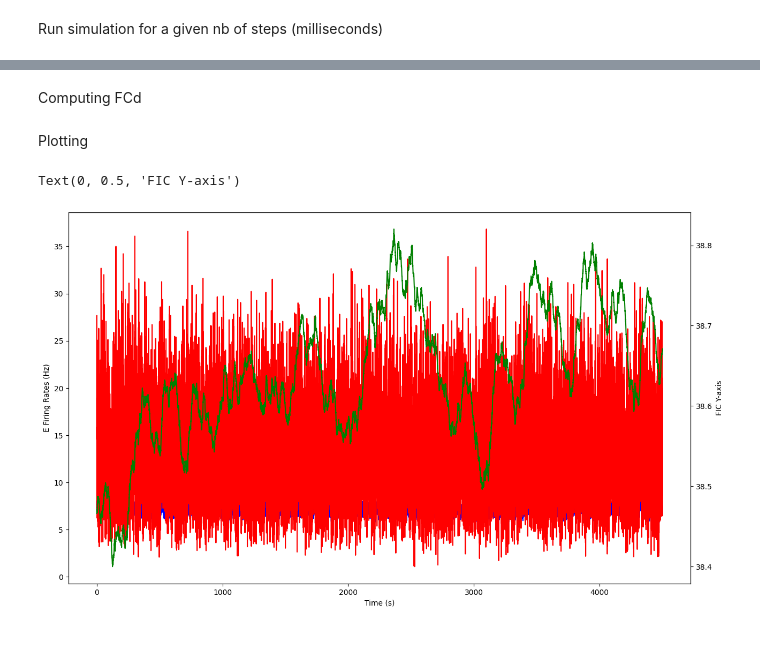
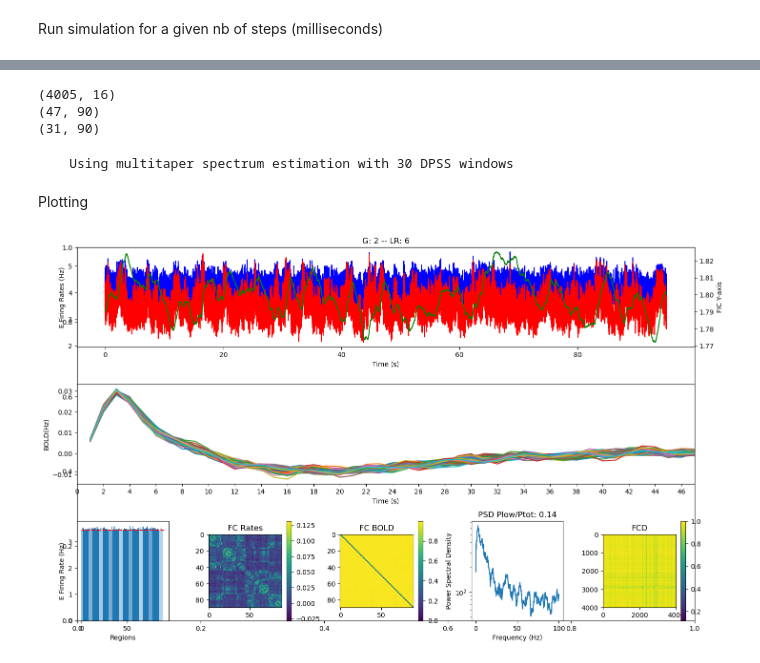
Before and after one commit to Picardian14/dyn_fic_dmf, a Jupyter notebook: python/example.ipynb, the cells around one changed output, grey strips where cells are left out. Drawn from its saved outputs; the diff is of its cells as text; code cells hidden in the pictures.

Commit message:
With heatmaps plots

```diff
--- a/python/example.ipynb
+++ b/python/example.ipynb
@@ -56,2 +138,0 @@ rates_inh_fc = np.corrcoef(rates_inh.T)
-# %% [markdown]
-Computing FCd
@@ -69,27 +139,80 @@ nints = len(isubfcd[0])
 # %%
-filt_bold = bold.T  # Assuming bold is a numpy array
-time_fc = compute_fcd(filt_bold, wsize, overlap, isubfcd)
+b,a = butter(2,np.array([0.01, 0.1])*2*params['TR'], btype='band')
+filt_bold = lfilter(b,a,bold)
+time_fc = compute_fcd(filt_bold.T, wsize, overlap, isubfcd)
 # Replace 'compute_fcd' with the appropriate function or code that computes time_fc
+# %% [output]
+(4005, 16)
+(47, 90)
+(31, 90)
 # %%
-bold_fc = np.corrcoef(filt_bold.T)
+bold_fc = np.corrcoef(filt_bold)
 fcd = np.corrcoef(time_fc)
 mean_fic_dist = np.zeros(N)
 for n in range(N):
     data = fic_t[:, n]
     mean_fic_dist[n] = np.mean(data)
+# %%
+
+# Assuming 'rates' is your firing rates variable
+sampling_freq = 10000  # Replace with your actual sampling frequency (e.g., 1000 Hz)
+# Calculate the power spectral density using multitaper method
+power_spectrum,frequencies = psd_array_multitaper(rates, sfreq=sampling_freq, fmin=0, fmax=100,bandwidth=32*(sampling_freq/rates.shape[1]))
+# %% [output]
+    Using multitaper spectrum estimation with 30 DPSS windows
 # %% [markdown]
 Plotting
 # %%
 fig = plt.figure(figsize=(15, 9))
+plt.title(f"G: {params['G']} -- LR: {params['lrj']}")
 sel_t = np.arange(1, rates.shape[1] + 1)
 sel_t_bold = np.arange(1, bold.shape[1] + 1)
-plt.plot(sel_t * 0.1, np.mean(rates_inh, axis=0), 'b')
-plt.plot(sel_t * 0.1, np.mean(rates, axis=0), 'r')
+plt.subplot(3, 1, 1)
+plt.plot(sel_t * 0.001, np.mean(rates_inh, axis=0), 'b')
+plt.plot(sel_t * 0.001, np.mean(rates, axis=0), 'r')
 plt.xlabel('Time (s)')
 plt.ylabel('E Firing Rates (Hz)')
 plt.twinx()
-plt.plot(sel_t * 0.1, np.mean(fic_t, axis=0), color=[0, 0.5, 0])
+plt.plot(sel_t * 0.001, np.mean(fic_t, axis=0), color=[0, 0.5, 0])
 plt.ylabel('FIC Y-axis')
+
+
+plt.subplot(3, 1,2)
+plt.plot(sel_t_bold, filt_bold.T)
+plt.xticks((sel_t_bold - 1) * params['TR'])
+plt.xlim([0, sel_t_bold[-1]])
+plt.xlabel('Time (s)')
+plt.ylabel('BOLD(Hz)')
+
+plt.subplot(3, 5, 11)
+plt.bar(np.arange(N), np.mean(rates, axis=1), edgecolor='none')
+plt.plot([0, N + 1], [params['obj_rate'], params['obj_rate']], 'r--')
+plt.ylabel('E Firing Rate (Hz)')
+plt.xlabel('Regions')
+
+plt.subplot(3, 5, 12)
+plt.imshow(rates_fc - np.eye(N))
+plt.title('FC Rates')
+plt.colorbar()
+
+plt.subplot(3, 5, 13)
+# Assuming 'bold_fc' is defined
+plt.imshow(bold_fc - np.eye(N))
+plt.title('FC BOLD')
+plt.colorbar()
+
+plt.subplot(3, 5, 14)
+plt.semilogy(frequencies, power_spectrum[0,:])
+plt.xlabel('Frequency (Hz)')
+plt.ylabel('Power Spectral Density')
+plt.title(f'PSD Plow/Ptot: {np.sum(power_spectrum[0, :39])/np.sum(power_spectrum[0,:]):.2f}')
+
+plt.subplot(3, 5, 15)
+plt.imshow(fcd)
+plt.title('FCD')
+plt.colorbar()
+
+plt.tight_layout()
+plt.show()
 # %% [output]
-Text(0, 0.5, 'FIC Y-axis')
-[figure, old version]
+[figure, new version]
```
Also changed, not shown: parts of 11 cells of this notebook, 4 other files.
